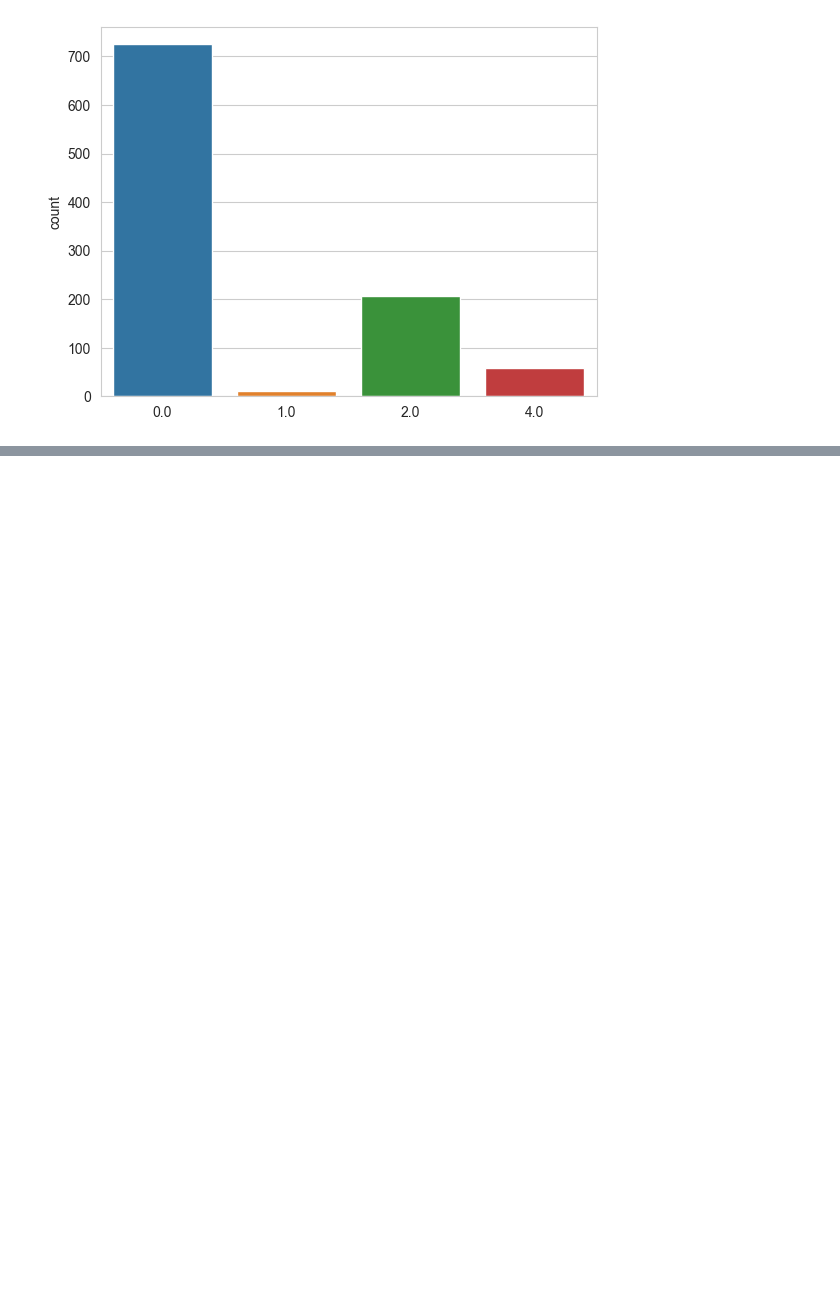
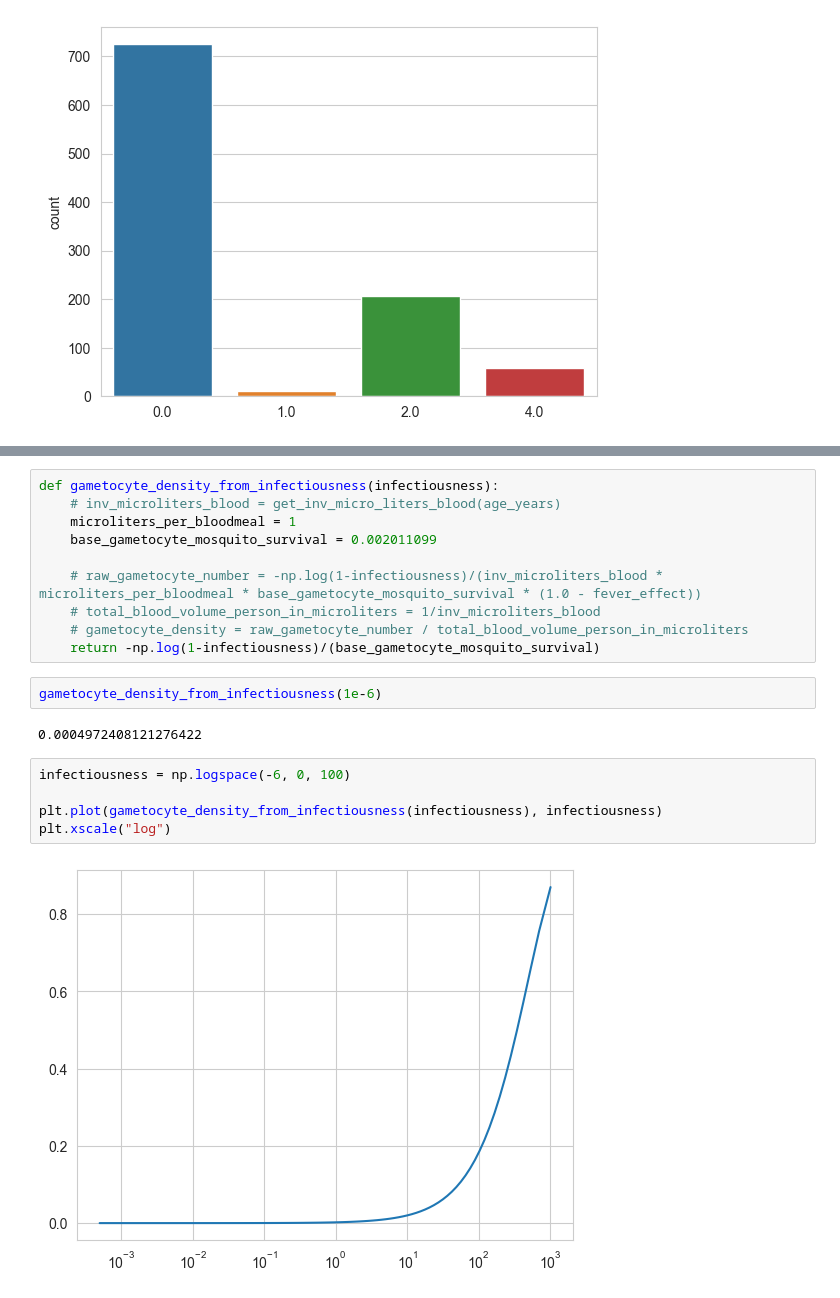
Before and after one commit to jgsuresh/senegal-network-sim, a Jupyter notebook: network_sim/experiments/240621-02/simulate_strain_pickup.ipynb, the cells around one changed output, grey strips where cells are left out. Drawn from its saved outputs; the diff is of its cells as text; blank space fills up the shorter version.

```diff
--- a/network_sim/experiments/240621-02/simulate_strain_pickup.ipynb
+++ b/network_sim/experiments/240621-02/simulate_strain_pickup.ipynb
@@ -116,0 +203,21 @@ Likelihood of recombination:  0.01
+# %%
+def gametocyte_density_from_infectiousness(infectiousness):
+    # inv_microliters_blood = get_inv_micro_liters_blood(age_years)
+    microliters_per_bloodmeal = 1
+    base_gametocyte_mosquito_survival = 0.002011099
+
+    # raw_gametocyte_number = -np.log(1-infectiousness)/(inv_microliters_blood * microliters_per_bloodmeal * base_gametocyte_mosquito_survival * (1.0 - fever_effect))
+    # total_blood_volume_person_in_microliters = 1/inv_microliters_blood
+    # gametocyte_density = raw_gametocyte_number / total_blood_volume_person_in_microliters
+    return -np.log(1-infectiousness)/(base_gametocyte_mosquito_survival)
+# %%
+gametocyte_density_from_infectiousness(1e-6)
+# %% [output]
+0.0004972408121276422
+# %%
+infectiousness = np.logspace(-6, 0, 100)
+
+plt.plot(gametocyte_density_from_infectiousness(infectiousness), infectiousness)
+plt.xscale("log")
+# %% [output]
+[figure, added]
```
Also changed, not shown: parts of 38 cells of this notebook, 11 other files.
